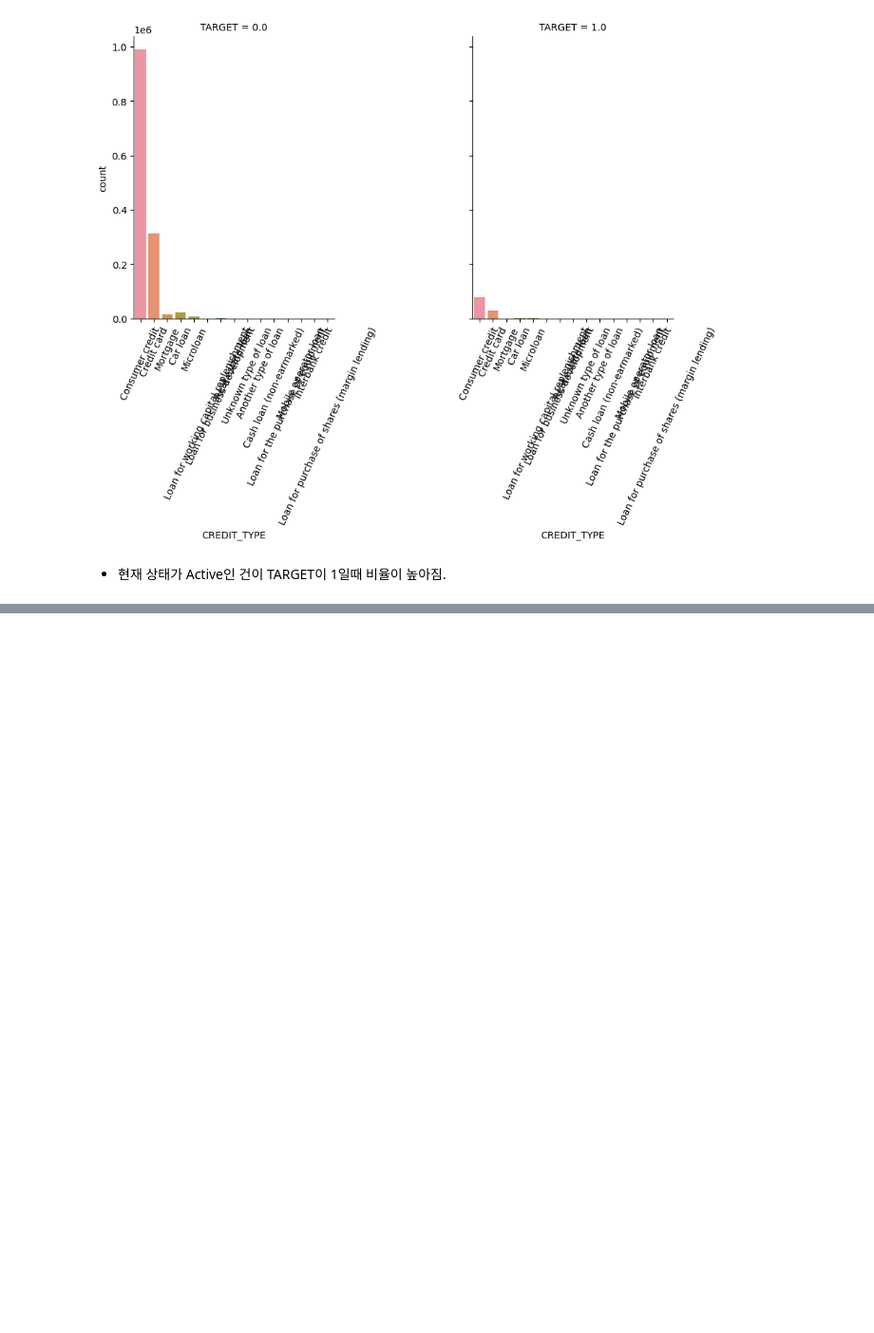
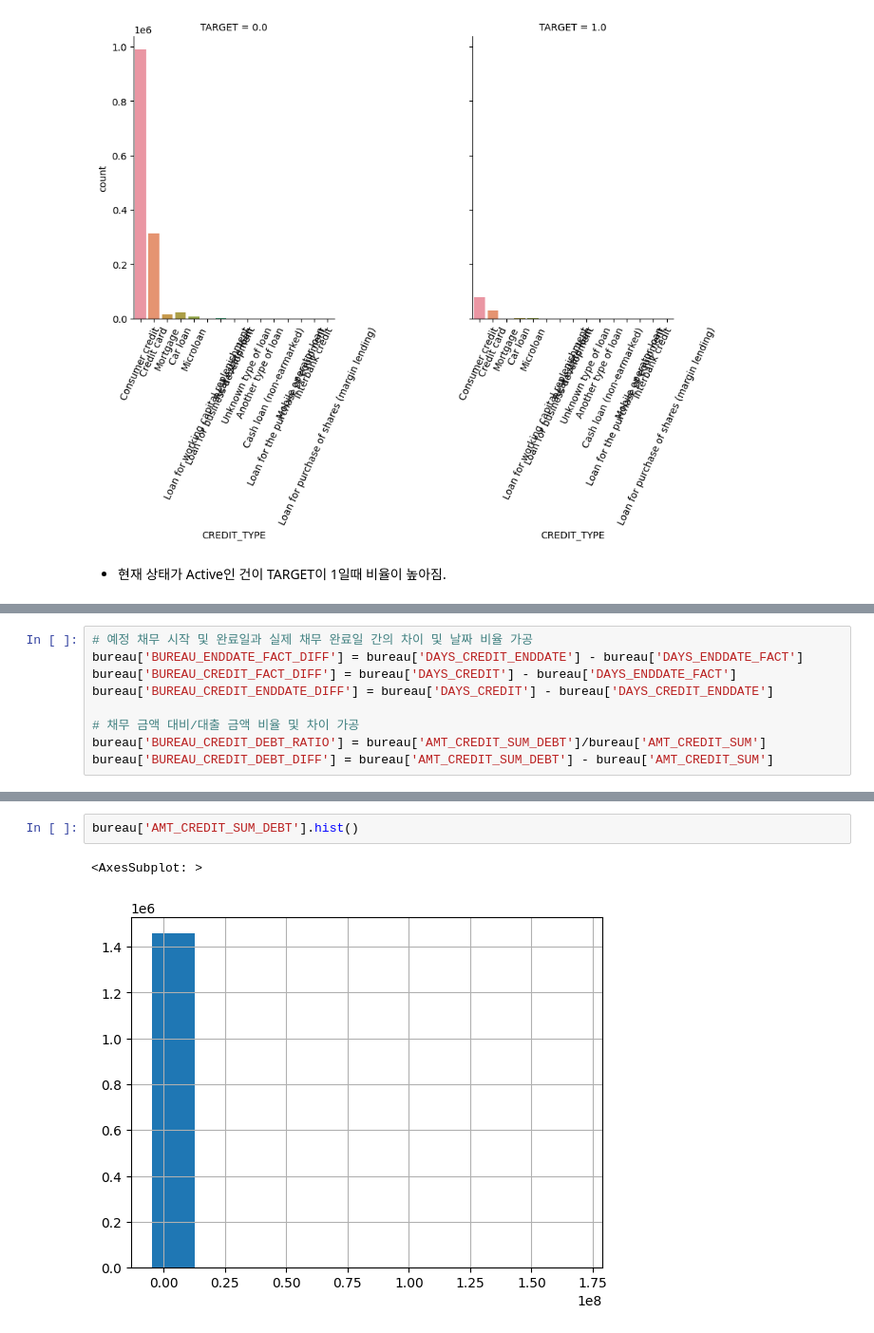
Before and after one commit to minglet/ML_study, a Jupyter notebook: advanced_kaggle/bureau_baseline_01.ipynb, the cells around one changed output, grey strips where cells are left out. Shown at 95% size. Saved outputs shown, nothing was run; the diff lists cells and outputs as text; blank space fills up the shorter version.

Commit message:
bureau_baseline_01

```diff
--- a/advanced_kaggle/bureau_baseline_01.ipynb
+++ b/advanced_kaggle/bureau_baseline_01.ipynb
@@ -301,0 +304,9 @@ show_category_by_target(bureau_app, object_columns)
+# %%
+# 예정 채무 시작 및 완료일과 실제 채무 완료일 간의 차이 및 날짜 비율 가공
+bureau['BUREAU_ENDDATE_FACT_DIFF'] = bureau['DAYS_CREDIT_ENDDATE'] - bureau['DAYS_ENDDATE_FACT']
+bureau['BUREAU_CREDIT_FACT_DIFF'] = bureau['DAYS_CREDIT'] - bureau['DAYS_ENDDATE_FACT']
+bureau['BUREAU_CREDIT_ENDDATE_DIFF'] = bureau['DAYS_CREDIT'] - bureau['DAYS_CREDIT_ENDDATE']
+
+# 채무 금액 대비/대출 금액 비율 및 차이 가공
+bureau['BUREAU_CREDIT_DEBT_RATIO'] = bureau['AMT_CREDIT_SUM_DEBT']/bureau['AMT_CREDIT_SUM']
+bureau['BUREAU_CREDIT_DEBT_DIFF'] = bureau['AMT_CREDIT_SUM_DEBT'] - bureau['AMT_CREDIT_SUM']
@@ -301,0 +334,5 @@ show_category_by_target(bureau_app, object_columns)
+# %%
+bureau['AMT_CREDIT_SUM_DEBT'].hist()
+# %% [output]
+<AxesSubplot: >
+[figure, added]
```
Also changed, not shown: parts of 40 cells of this notebook.
